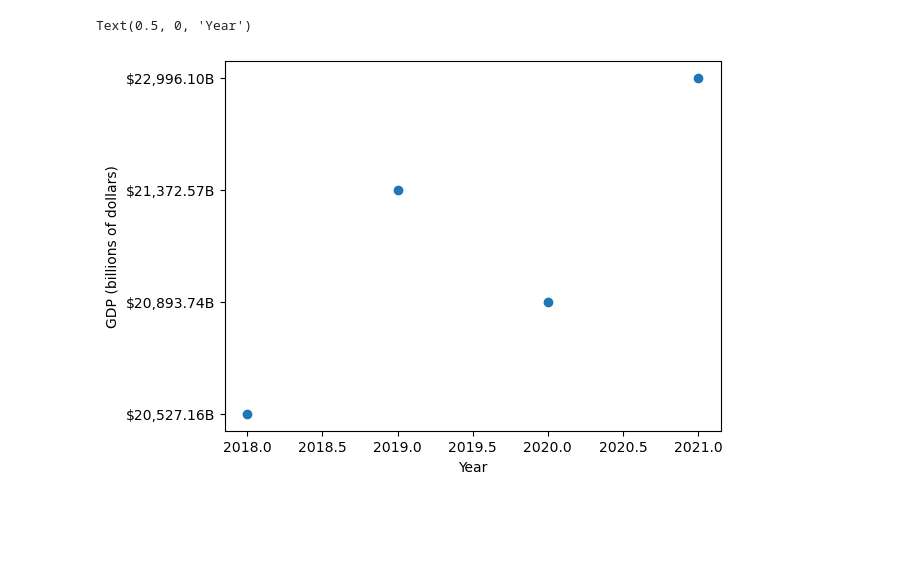
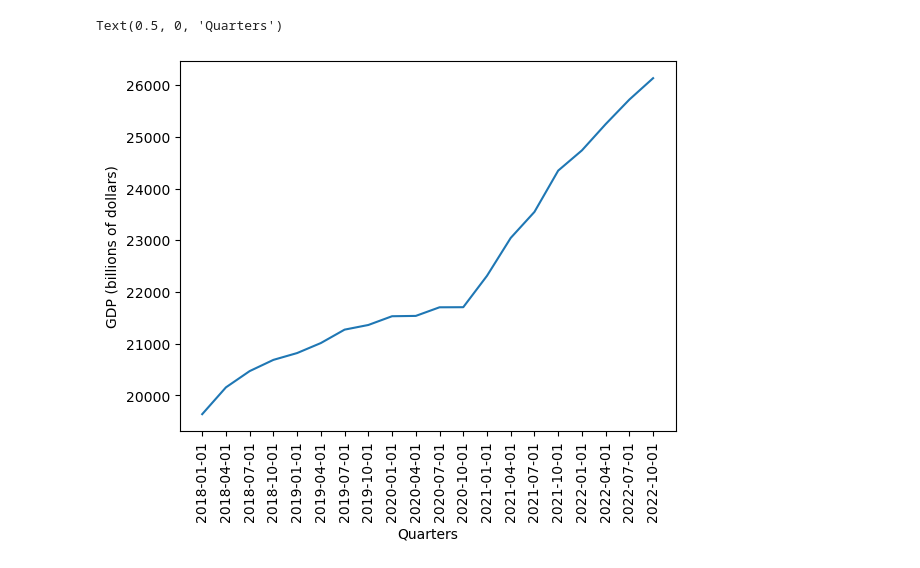
Before and after one commit to mike2463/Group-Project, a Jupyter notebook: GDP_Data.ipynb, the cells around one changed output. Drawn from its saved outputs; the diff is of its cells as text; code cells hidden in the pictures; blank space fills up the shorter version.

Commit message:
Updated GDP analysis and GDP data

```diff
--- a/GDP_Data.ipynb
+++ b/GDP_Data.ipynb
@@ -4,4 +5,4 @@ import matplotlib.pyplot as plt
 # %%
-data = pd.read_csv('Resources/USA_GDP.csv')
+data = pd.read_csv('Resources/GDP.csv')
 data.head()
 # %% [output]
@@ -14,5 +15,6 @@ data.head()
 # %%
-recent_gdp = data[data['Year']>=2018]
-recent_gdp = recent_gdp.sort_values('GDP')
-recent_gdp
+pd.to_datetime(data['DATE'], format= '%Y-%m-%d' )
+recent_gdp = data[(data['DATE']>='2018-01-01')]
+#recent_gdp = recent_gdp.sort_values('GDP')
+recent_gdp.dtypes
 # %% [output]
@@ -24,10 +36,11 @@ recent_gdp
 # %%
-x_axis = recent_gdp['Year']
-y_axis = recent_gdp['GDP']
-plt.scatter(x_axis,y_axis)
+x_axis = recent_gdp['DATE']
 
-plt.ylabel('GDP (billions of dollars)')
-plt.xlabel('Year')
+y_axis = recent_gdp['GDP'].sort_values(ascending=True)
+plt.plot(x_axis,y_axis)
+plt.xticks(x_axis, rotation = 90)
+plt.ylabel('GDP (billions of dollars)', loc='center')
+plt.xlabel('Quarters')
 # %% [output]
-Text(0.5, 0, 'Year')
+Text(0.5, 0, 'Quarters')
-[figure, old version]
+[figure, new version]
```
Also changed, not shown: parts of 6 cells of this notebook, 1 other file.
